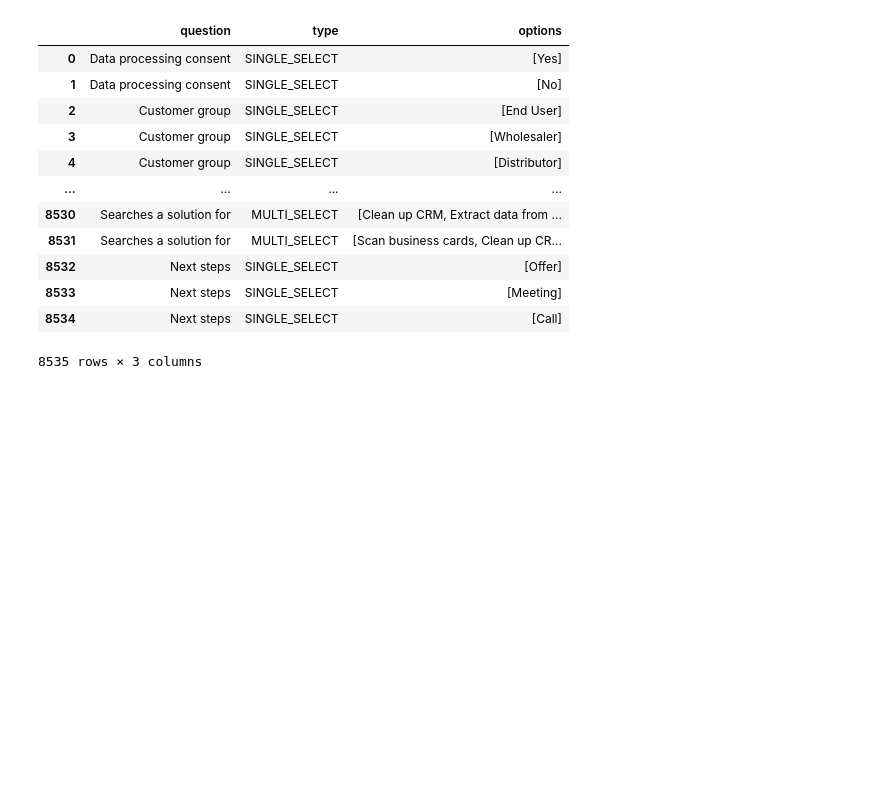
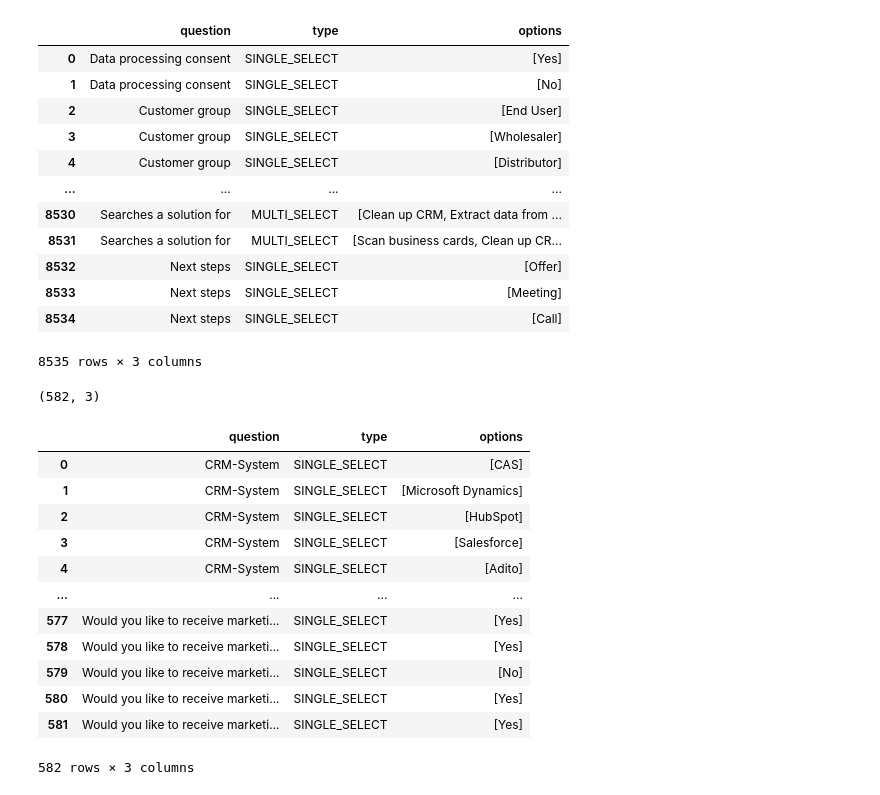
Before and after one commit to alexk2206/tds_capstone, a Jupyter notebook: QA_Dataset.ipynb, the cells around one changed output. Cells and saved outputs as stored; diff of their text form; code cells hidden in the pictures; blank space fills up the shorter version.

```diff
--- a/QA_Dataset.ipynb
+++ b/QA_Dataset.ipynb
@@ -4,11 +4,13 @@
 **Generation of the Q and A Dataset**
 # %%
 import pandas as pd
+import random
+import json
 
 url ="https://raw.githubusercontent.com/alexk2206/tds_capstone/refs/heads/main/answer_combinations.json"
 
-q_changed_options = pd.read_json(url)
-q_changed_options
+answer_combinations = pd.read_json(url)
+answer_combinations
 # %% [output]
 |  | question | type | options |
 | 0 | Data processing consent | SINGLE_SELECT | [Yes] |
@@ -26,3 +31,34 @@ q_changed_options
+# %%
+def adjust_question_amount(df, column, random_state):
+    random.seed(random_state)
+    def adjust_group(group):
+        max_amount = random.randint(24, 32)
+
+        if len(group) < max_amount:
+            return group.sample(n=max_amount, replace=True, random_state=random_state)
+        else:
+            return group.sample(n=max_amount, random_state=random_state)
+
+    return df.groupby(column, group_keys=False).apply(adjust_group).reset_index(drop=True)
+# %%
+answer_combinations_limited = adjust_question_amount(answer_combinations, 'question', 1)
+print(answer_combinations_limited.shape)
+answer_combinations_limited
+# %% [output]
+(582, 3)
+|  | question | type | options |
+| 0 | CRM-System | SINGLE_SELECT | [CAS] |
+| 1 | CRM-System | SINGLE_SELECT | [Microsoft Dynamics] |
+| 2 | CRM-System | SINGLE_SELECT | [HubSpot] |
+| 3 | CRM-System | SINGLE_SELECT | [Salesforce] |
+| 4 | CRM-System | SINGLE_SELECT | [Adito] |
+| ... | ... | ... | ... |
+| 577 | Would you like to receive marketi... | SINGLE_SELECT | [Yes] |
+| 578 | Would you like to receive marketi... | SINGLE_SELECT | [Yes] |
+| 579 | Would you like to receive marketi... | SINGLE_SELECT | [No] |
+| 580 | Would you like to receive marketi... | SINGLE_SELECT | [Yes] |
+| 581 | Would you like to receive marketi... | SINGLE_SELECT | [Yes] |
+582 rows × 3 columns
 # %%
 import google.generativeai as genai
 from IPython.display import display, Markdown
```
Also changed, not shown: parts of 8 cells of this notebook.
